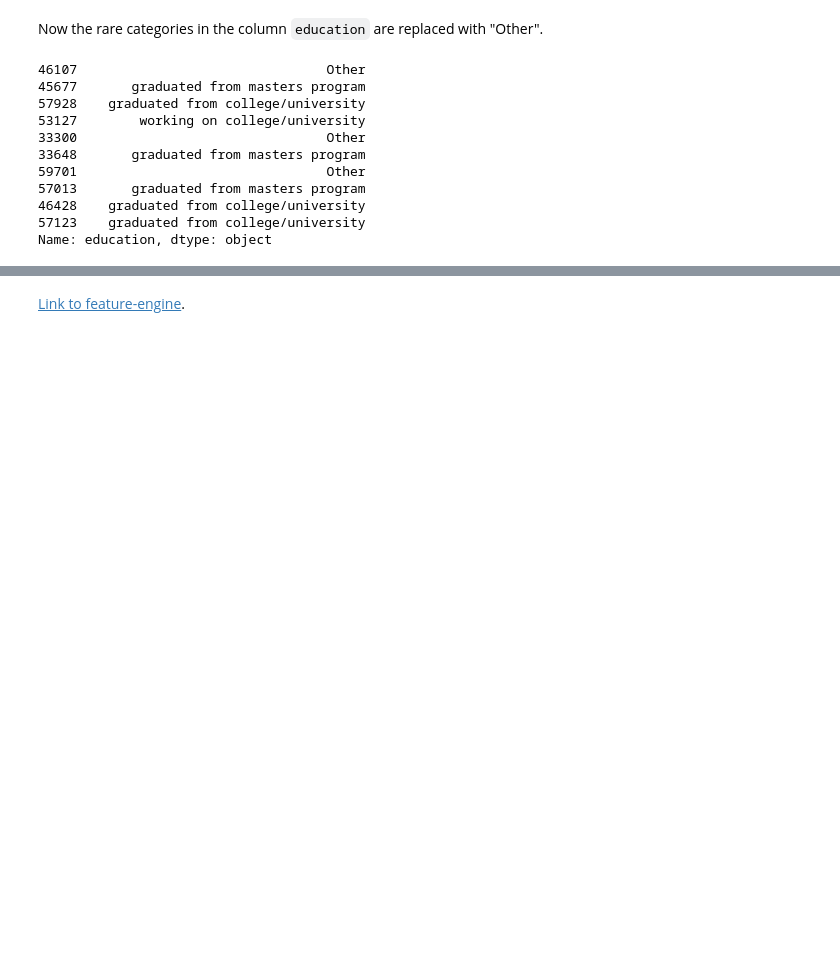
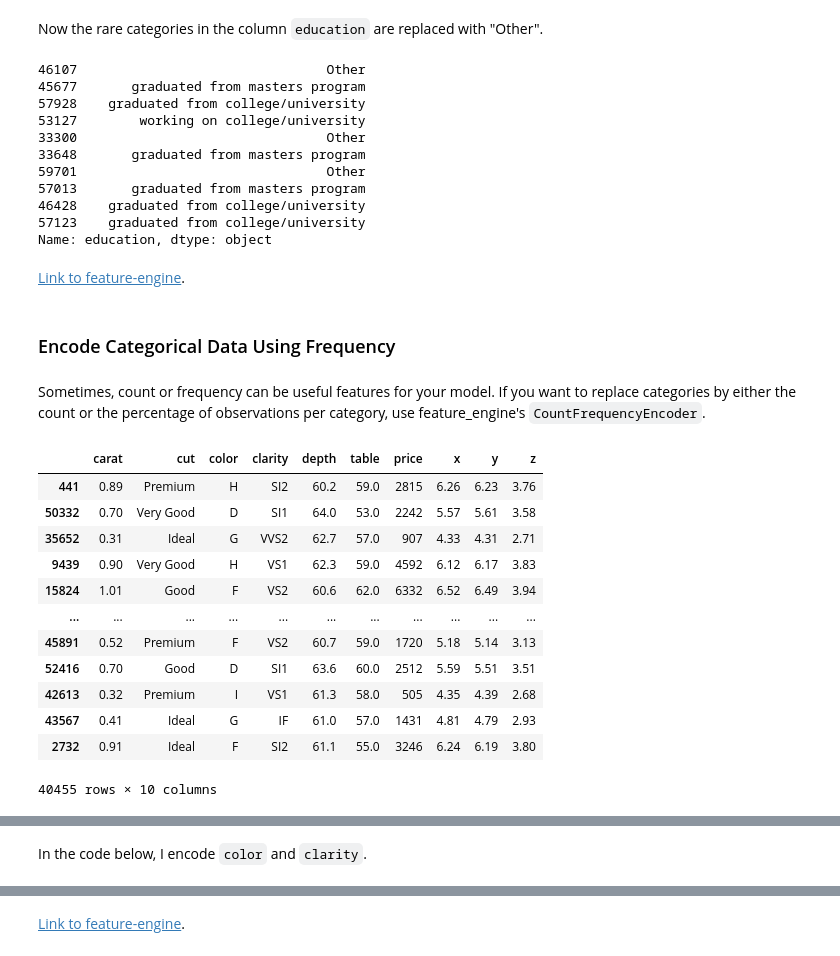
Before and after one commit to khuyentran1401/Efficient_Python_tricks_and_tools_for_data_scientists, a Jupyter notebook: Chapter5/feature_engineer.ipynb, the cells around one changed output, grey strips where cells are left out. Drawn from its saved outputs; the diff is of its cells as text; code cells hidden in the pictures; blank space fills up the shorter version.

Commit message:
add encode with count

```diff
--- a/Chapter5/feature_engineer.ipynb
+++ b/Chapter5/feature_engineer.ipynb
@@ -147,3 +147,7 @@ encoded['education'].sample(10)
 46428    graduated from college/university
 57123    graduated from college/university
 Name: education, dtype: object
+# %% [markdown]
+[Link to feature-engine](https://feature-engine.readthedocs.io/en/1.1.x/).
+# %% [markdown]
+### Encode Categorical Data Using Frequency
@@ -149,0 +156,25 @@ Name: education, dtype: object
+# %% [markdown]
+Sometimes, count or frequency can be useful features for your model. If you want to replace categories by either the count or the percentage of observations per category, use feature_engine's `CountFrequencyEncoder`.
+# %%
+import seaborn as sns
+from feature_engine.encoding import CountFrequencyEncoder
+from sklearn.model_selection import train_test_split
+
+data = sns.load_dataset("diamonds")
+
+X_train, X_test, y_train, y_test = train_test_split(data, data["price"], random_state=0)
+X_train
+# %% [output]
+|  | carat | cut | color | clarity | depth | table | price | x | y | z |
+| 441 | 0.89 | Premium | H | SI2 | 60.2 | 59.0 | 2815 | 6.26 | 6.23 | 3.76 |
+| 50332 | 0.70 | Very Good | D | SI1 | 64.0 | 53.0 | 2242 | 5.57 | 5.61 | 3.58 |
+| 35652 | 0.31 | Ideal | G | VVS2 | 62.7 | 57.0 | 907 | 4.33 | 4.31 | 2.71 |
+| 9439 | 0.90 | Very Good | H | VS1 | 62.3 | 59.0 | 4592 | 6.12 | 6.17 | 3.83 |
+| 15824 | 1.01 | Good | F | VS2 | 60.6 | 62.0 | 6332 | 6.52 | 6.49 | 3.94 |
+| ... | ... | ... | ... | ... | ... | ... | ... | ... | ... | ... |
+| 45891 | 0.52 | Premium | F | VS2 | 60.7 | 59.0 | 1720 | 5.18 | 5.14 | 3.13 |
+| 52416 | 0.70 | Good | D | SI1 | 63.6 | 60.0 | 2512 | 5.59 | 5.51 | 3.51 |
+| 42613 | 0.32 | Premium | I | VS1 | 61.3 | 58.0 | 505 | 4.35 | 4.39 | 2.68 |
+| 43567 | 0.41 | Ideal | G | IF | 61.0 | 57.0 | 1431 | 4.81 | 4.79 | 2.93 |
+| 2732 | 0.91 | Ideal | F | SI2 | 61.1 | 55.0 | 3246 | 6.24 | 6.19 | 3.80 |
+40455 rows × 10 columns
@@ -149,0 +182,2 @@ Name: education, dtype: object
+# %% [markdown]
+In the code below, I encode `color` and `clarity`.
```
Also changed, not shown: parts of 4 cells of this notebook, 3 other files.
